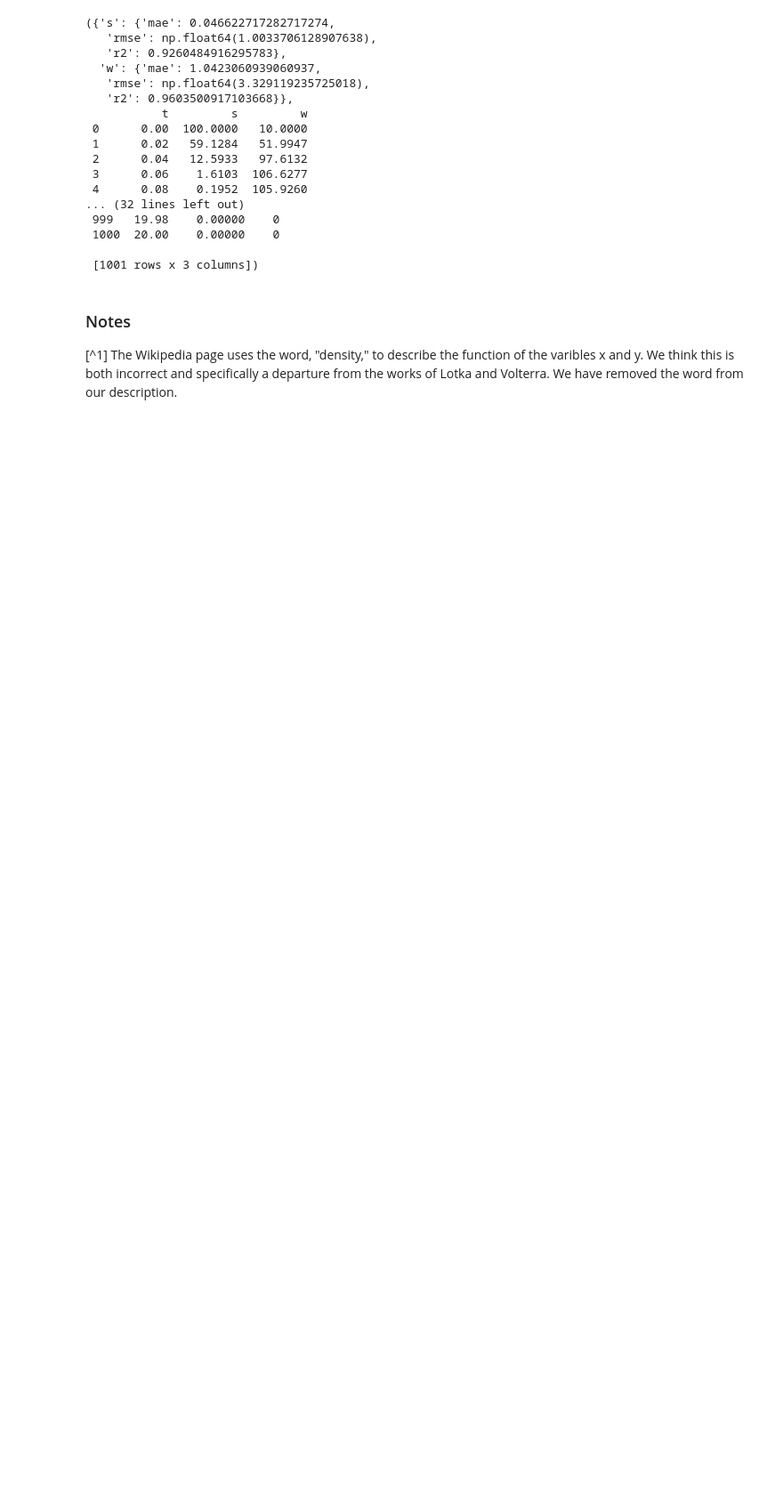
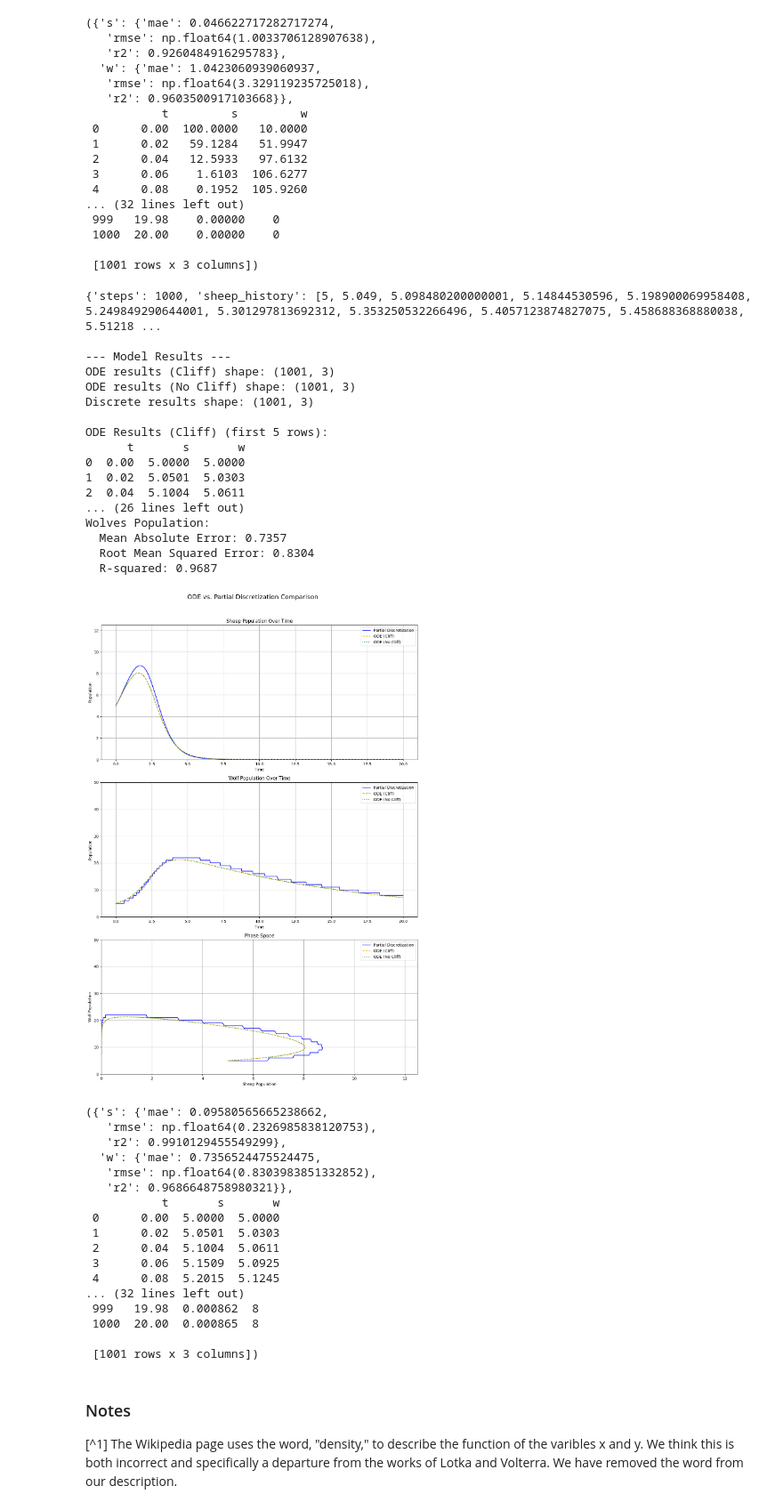
Before and after one commit to peterdresslar/do-android-wolves-dream-of-electric-sheep, a Jupyter notebook: notebooks/validation.ipynb, the cells around one changed output. Shown: that part at 89% size. Drawn from its saved outputs; the diff is of its cells as text; code cells hidden in the pictures; blank space fills up the shorter version.

```diff
--- a/notebooks/validation.ipynb
+++ b/notebooks/validation.ipynb
@@ -171,6 +177,53 @@ Wolves Population:
  1000  20.00    0.00000    0
 
  [1001 rows x 3 columns])
+# %%
+model_params["alpha"] = 1.0
+model_params["beta"] = 0.1
+model_params["gamma"] = 0.075
+model_params["delta"] = 0.75
+model_params["s_start"] = 5
+model_params["w_start"] = 5
+
+model_params["dt"] = .02
+
+test_prop_partial_discretization_matches_ode(model_params)
+# %% [output]
+{'steps': 1000, 'sheep_history': [5, 5.049, 5.098480200000001, 5.14844530596, 5.198900069958408, 5.249849290644001, 5.301297813692312, 5.353250532266496, 5.4057123874827075, 5.458688368880038, 5.51218 ...
+
+--- Model Results ---
+ODE results (Cliff) shape: (1001, 3)
+ODE results (No Cliff) shape: (1001, 3)
+Discrete results shape: (1001, 3)
+
+ODE Results (Cliff) (first 5 rows):
+      t       s       w
+0  0.00  5.0000  5.0000
+1  0.02  5.0501  5.0303
+2  0.04  5.1004  5.0611
+... (26 lines left out)
+Wolves Population:
+  Mean Absolute Error: 0.7357
+  Root Mean Squared Error: 0.8304
+  R-squared: 0.9687
+[figure, added]
+({'s': {'mae': 0.09580565665238662,
+   'rmse': np.float64(0.2326985838120753),
+   'r2': 0.9910129455549299},
+  'w': {'mae': 0.7356524475524475,
+   'rmse': np.float64(0.8303983851332852),
+   'r2': 0.9686648758980321}},
+           t       s       w
+ 0      0.00  5.0000  5.0000
+ 1      0.02  5.0501  5.0303
+ 2      0.04  5.1004  5.0611
+ 3      0.06  5.1509  5.0925
+ 4      0.08  5.2015  5.1245
+... (32 lines left out)
+ 999   19.98  0.000862  8
+ 1000  20.00  0.000865  8
+
+ [1001 rows x 3 columns])
 # %% [markdown]
 ### Notes
 
```
Also changed, not shown: parts of 2 cells of this notebook, 1 other file.
